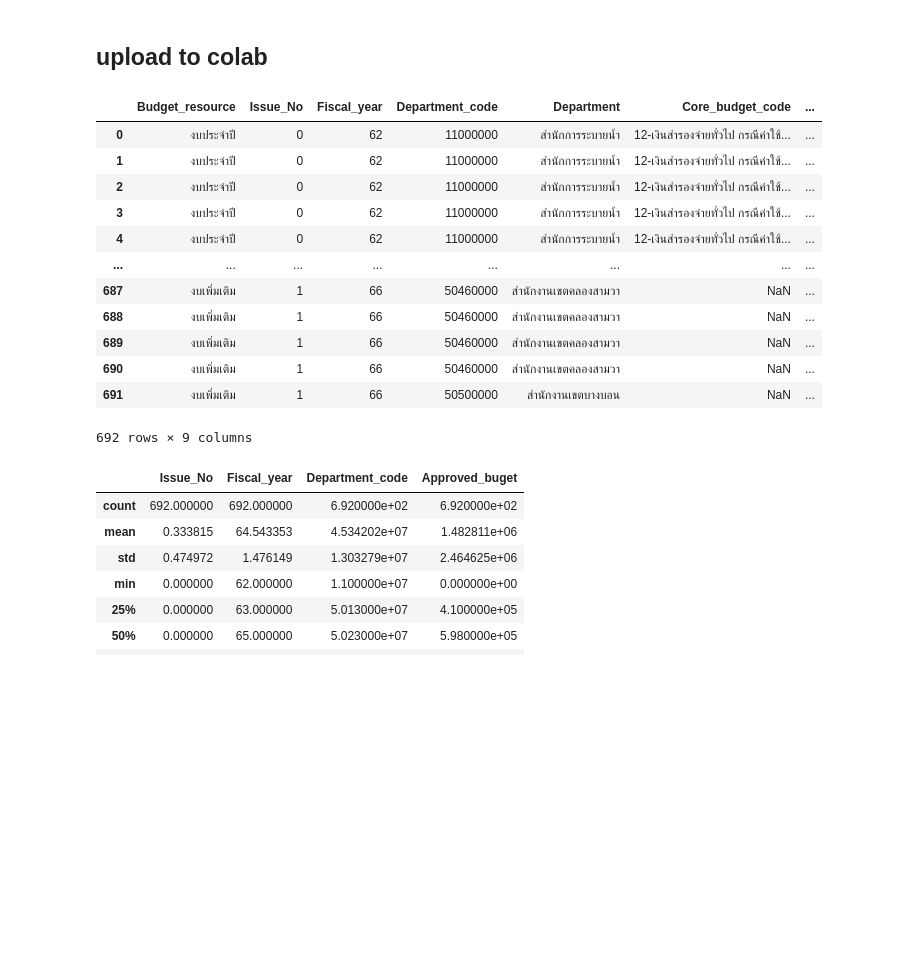
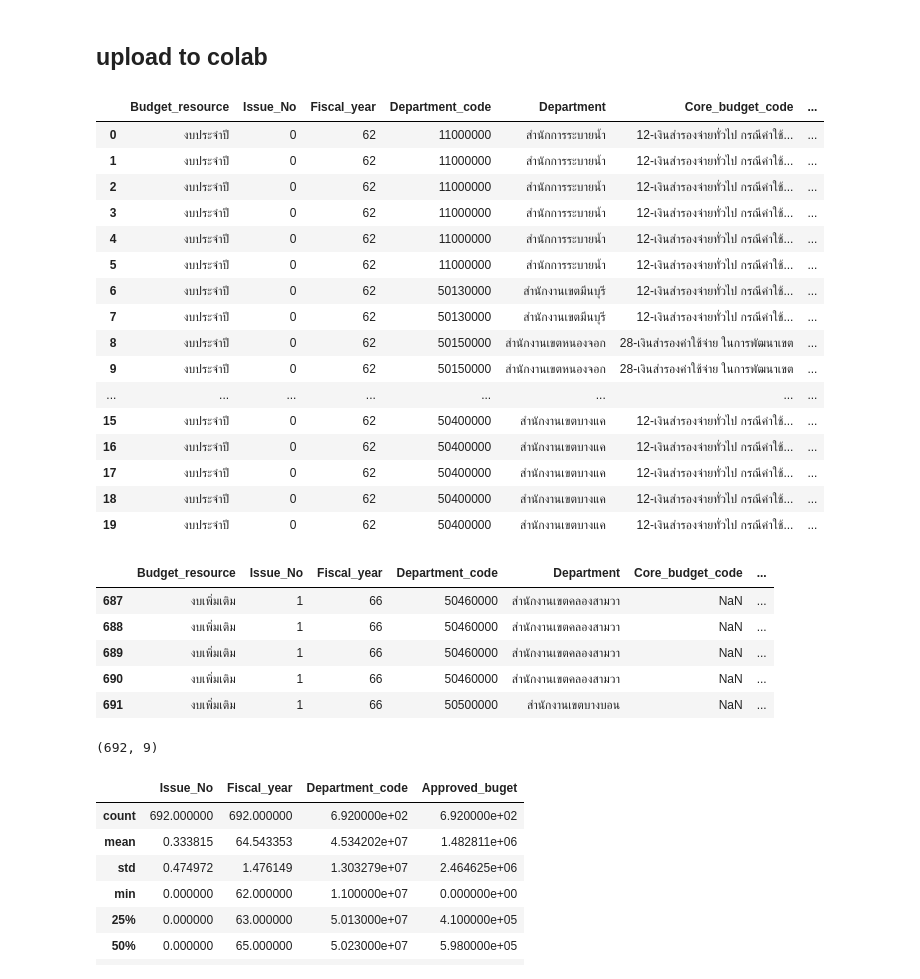
Before and after one commit to Sunisa78-8/Python_dataviz2023, a Jupyter notebook: Pandas101.ipynb, the cells around one changed output. Drawn from its saved outputs; the diff is of its cells as text; code cells hidden in the pictures; blank space fills up the shorter version.

```diff
--- a/Pandas101.ipynb
+++ b/Pandas101.ipynb
@@ -20,4 +20,4 @@ data.go.th
 # %% [markdown]
 ## upload to colab
 # %%
-data0 = pd.read_csv('/content/csv (1).csv')
+data0 = pd.read_csv('/content/csv.csv')
@@ -24,19 +26,36 @@ data0 = pd.read_csv('/content/csv (1).csv')
+# %%
+data0.head(20)
+# %% [output]
+|  | Budget_resource | Issue_No | Fiscal_year | Department_code | Department | Core_budget_code | ... |
+| 0 | งบประจำปี | 0 | 62 | 11000000 | สำนักการระบายน้ำ | 12-เงินสำรองจ่ายทั่วไป กรณีค่าใช้... | ... |
+| 1 | งบประจำปี | 0 | 62 | 11000000 | สำนักการระบายน้ำ | 12-เงินสำรองจ่ายทั่วไป กรณีค่าใช้... | ... |
+| 2 | งบประจำปี | 0 | 62 | 11000000 | สำนักการระบายน้ำ | 12-เงินสำรองจ่ายทั่วไป กรณีค่าใช้... | ... |
+| 3 | งบประจำปี | 0 | 62 | 11000000 | สำนักการระบายน้ำ | 12-เงินสำรองจ่ายทั่วไป กรณีค่าใช้... | ... |
+| 4 | งบประจำปี | 0 | 62 | 11000000 | สำนักการระบายน้ำ | 12-เงินสำรองจ่ายทั่วไป กรณีค่าใช้... | ... |
+| 5 | งบประจำปี | 0 | 62 | 11000000 | สำนักการระบายน้ำ | 12-เงินสำรองจ่ายทั่วไป กรณีค่าใช้... | ... |
+| 6 | งบประจำปี | 0 | 62 | 50130000 | สำนักงานเขตมีนบุรี | 12-เงินสำรองจ่ายทั่วไป กรณีค่าใช้... | ... |
+| 7 | งบประจำปี | 0 | 62 | 50130000 | สำนักงานเขตมีนบุรี | 12-เงินสำรองจ่ายทั่วไป กรณีค่าใช้... | ... |
+| 8 | งบประจำปี | 0 | 62 | 50150000 | สำนักงานเขตหนองจอก | 28-เงินสำรองค่าใช้จ่าย ในการพัฒนาเขต | ... |
+| 9 | งบประจำปี | 0 | 62 | 50150000 | สำนักงานเขตหนองจอก | 28-เงินสำรองค่าใช้จ่าย ในการพัฒนาเขต | ... |
+| ... | ... | ... | ... | ... | ... | ... | ... |
+| 15 | งบประจำปี | 0 | 62 | 50400000 | สำนักงานเขตบางแค | 12-เงินสำรองจ่ายทั่วไป กรณีค่าใช้... | ... |
+| 16 | งบประจำปี | 0 | 62 | 50400000 | สำนักงานเขตบางแค | 12-เงินสำรองจ่ายทั่วไป กรณีค่าใช้... | ... |
+| 17 | งบประจำปี | 0 | 62 | 50400000 | สำนักงานเขตบางแค | 12-เงินสำรองจ่ายทั่วไป กรณีค่าใช้... | ... |
+| 18 | งบประจำปี | 0 | 62 | 50400000 | สำนักงานเขตบางแค | 12-เงินสำรองจ่ายทั่วไป กรณีค่าใช้... | ... |
+| 19 | งบประจำปี | 0 | 62 | 50400000 | สำนักงานเขตบางแค | 12-เงินสำรองจ่ายทั่วไป กรณีค่าใช้... | ... |
 # %%
-data0
+data0.tail()
 # %% [output]
 |  | Budget_resource | Issue_No | Fiscal_year | Department_code | Department | Core_budget_code | ... |
-| 0 | งบประจำปี | 0 | 62 | 11000000 | สำนักการระบายน้ำ | 12-เงินสำรองจ่ายทั่วไป กรณีค่าใช้... | ... |
-| 1 | งบประจำปี | 0 | 62 | 11000000 | สำนักการระบายน้ำ | 12-เงินสำรองจ่ายทั่วไป กรณีค่าใช้... | ... |
-| 2 | งบประจำปี | 0 | 62 | 11000000 | สำนักการระบายน้ำ | 12-เงินสำรองจ่ายทั่วไป กรณีค่าใช้... | ... |
-| 3 | งบประจำปี | 0 | 62 | 11000000 | สำนักการระบายน้ำ | 12-เงินสำรองจ่ายทั่วไป กรณีค่าใช้... | ... |
-| 4 | งบประจำปี | 0 | 62 | 11000000 | สำนักการระบายน้ำ | 12-เงินสำรองจ่ายทั่วไป กรณีค่าใช้... | ... |
-| ... | ... | ... | ... | ... | ... | ... | ... |
 | 687 | งบเพิ่มเติม | 1 | 66 | 50460000 | สำนักงานเขตคลองสามวา | NaN | ... |
 | 688 | งบเพิ่มเติม | 1 | 66 | 50460000 | สำนักงานเขตคลองสามวา | NaN | ... |
 | 689 | งบเพิ่มเติม | 1 | 66 | 50460000 | สำนักงานเขตคลองสามวา | NaN | ... |
 | 690 | งบเพิ่มเติม | 1 | 66 | 50460000 | สำนักงานเขตคลองสามวา | NaN | ... |
 | 691 | งบเพิ่มเติม | 1 | 66 | 50500000 | สำนักงานเขตบางบอน | NaN | ... |
-692 rows × 9 columns
+# %%
+data0.shape
+# %% [output]
+(692, 9)
 # %%
 data0.describe()
 # %% [output]
```
Also changed, not shown: parts of 7 cells of this notebook.
